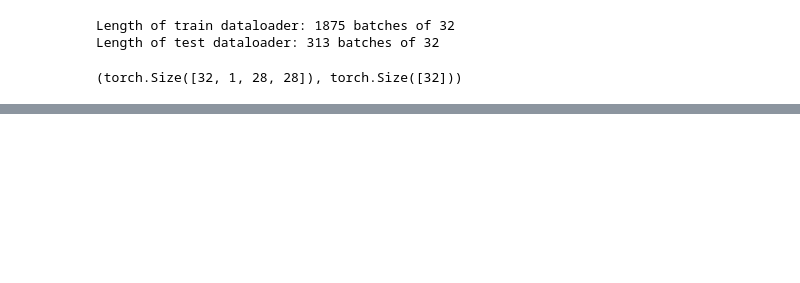
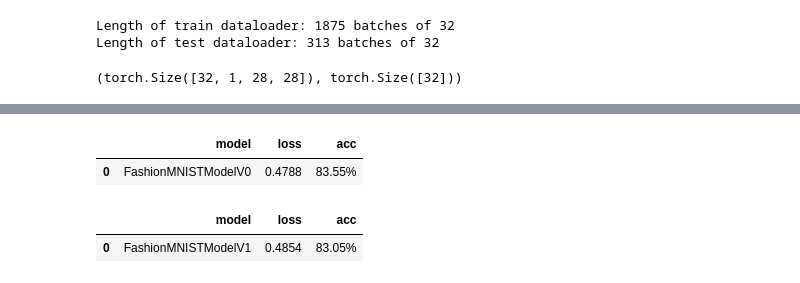
Before and after one commit to emirhansilsupur/pytorch-based-projects, a Jupyter notebook: 03_pytorch_computer_vision.ipynb, the cells around one changed output, grey strips where cells are left out. Saved outputs shown, nothing was run; the diff lists cells and outputs as text; code cells hidden in the pictures; blank space fills up the shorter version.

```diff
--- a/03_pytorch_computer_vision.ipynb
+++ b/03_pytorch_computer_vision.ipynb
@@ -104,0 +330,10 @@ train_features_batch.shape, train_labels_batch.shape
+# %%
+model_0_results
+# %% [output]
+|  | model | loss | acc |
+| 0 | FashionMNISTModelV0 | 0.4788 | 83.55% |
+# %%
+model_1_result
+# %% [output]
+|  | model | loss | acc |
+| 0 | FashionMNISTModelV1 | 0.4854 | 83.05% |
```
Also changed, not shown: parts of 25 cells of this notebook.
